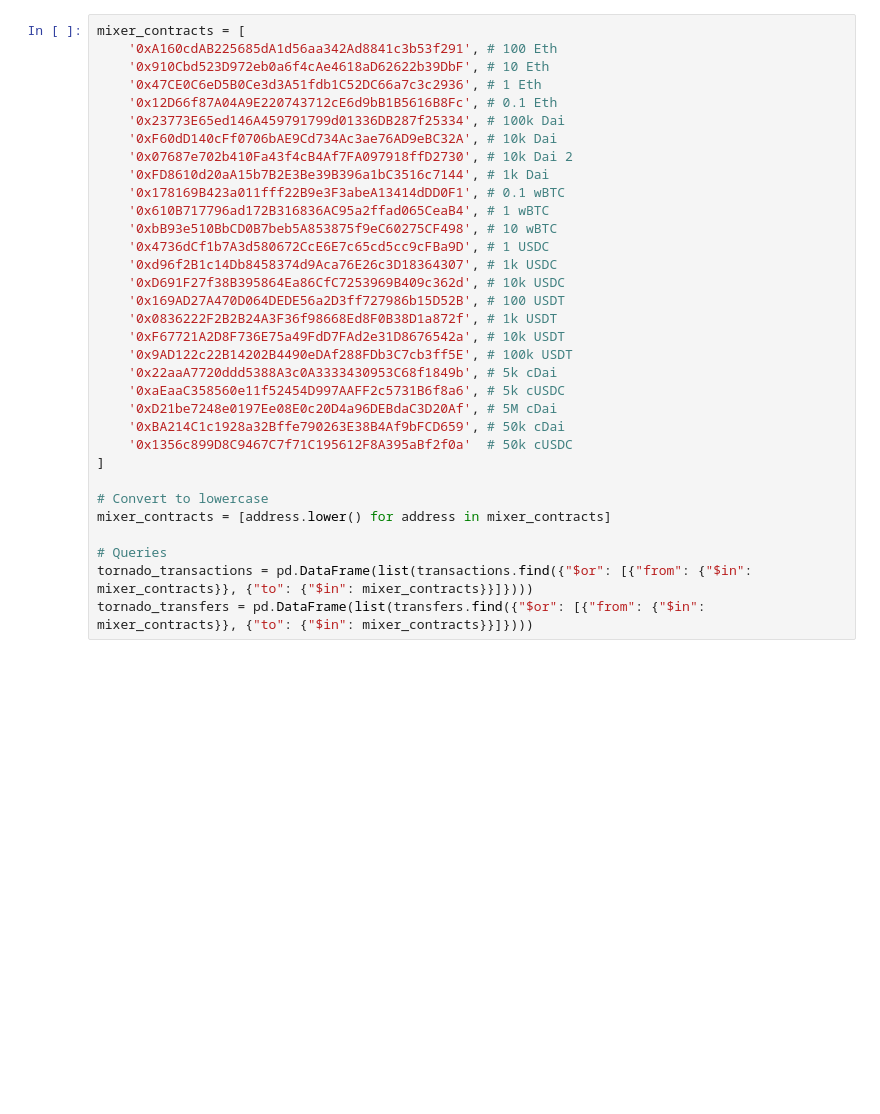
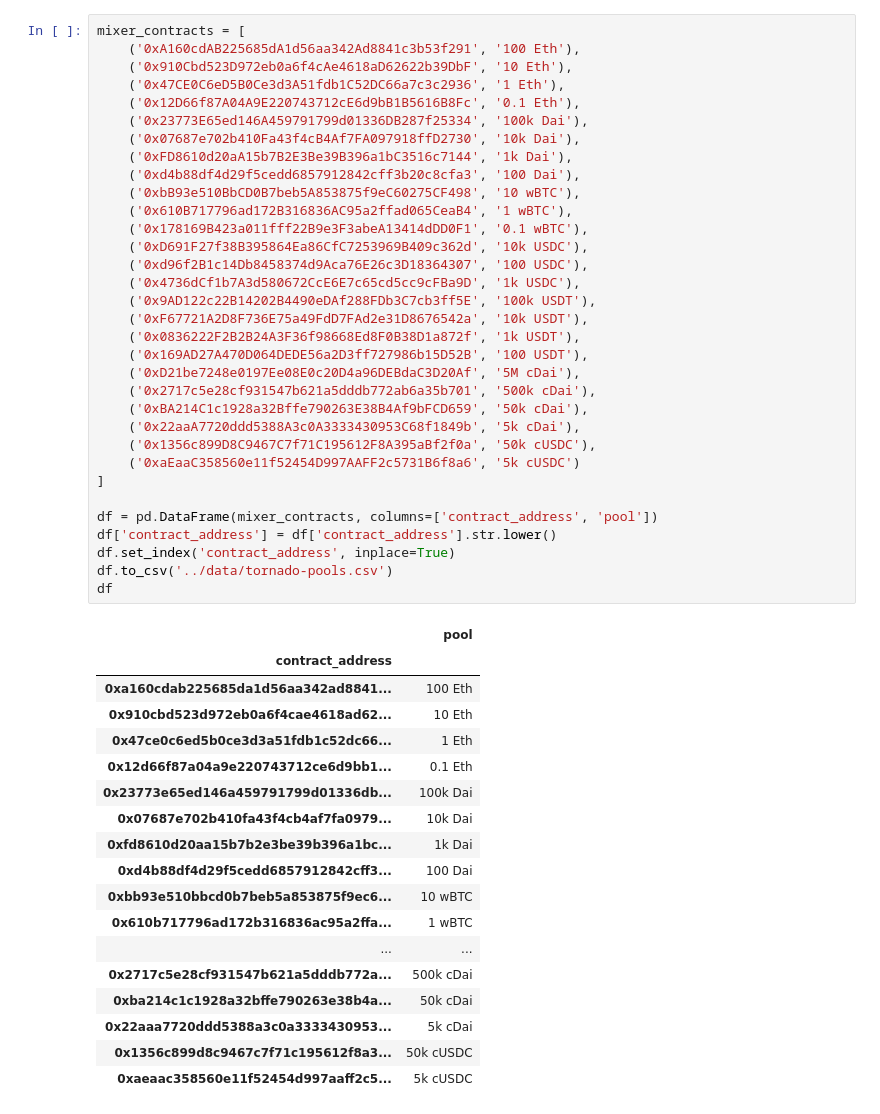
Before and after one commit to dariothuerkauf/address-clustering, a Jupyter notebook: python/tornado.ipynb, the cells around one changed output. Cells and saved outputs as stored; diff of their text form; blank space fills up the shorter version.

Commit message:
Update node-embedding and tornado scripts

```diff
--- a/python/tornado.ipynb
+++ b/python/tornado.ipynb
@@ -10,33 +4,52 @@ transactions = db['transactions']
 # %%
 mixer_contracts = [
-    '0xA160cdAB225685dA1d56aa342Ad8841c3b53f291', # 100 Eth
-    '0x910Cbd523D972eb0a6f4cAe4618aD62622b39DbF', # 10 Eth
-    '0x47CE0C6eD5B0Ce3d3A51fdb1C52DC66a7c3c2936', # 1 Eth
-    '0x12D66f87A04A9E220743712cE6d9bB1B5616B8Fc', # 0.1 Eth
-    '0x23773E65ed146A459791799d01336DB287f25334', # 100k Dai
-    '0xF60dD140cFf0706bAE9Cd734Ac3ae76AD9eBC32A', # 10k Dai
-    '0x07687e702b410Fa43f4cB4Af7FA097918ffD2730', # 10k Dai 2
-    '0xFD8610d20aA15b7B2E3Be39B396a1bC3516c7144', # 1k Dai
-    '0x178169B423a011fff22B9e3F3abeA13414dDD0F1', # 0.1 wBTC
-    '0x610B717796ad172B316836AC95a2ffad065CeaB4', # 1 wBTC
-    '0xbB93e510BbCD0B7beb5A853875f9eC60275CF498', # 10 wBTC
-    '0x4736dCf1b7A3d580672CcE6E7c65cd5cc9cFBa9D', # 1 USDC
-    '0xd96f2B1c14Db8458374d9Aca76E26c3D18364307', # 1k USDC
-    '0xD691F27f38B395864Ea86CfC7253969B409c362d', # 10k USDC
-    '0x169AD27A470D064DEDE56a2D3ff727986b15D52B', # 100 USDT
-    '0x0836222F2B2B24A3F36f98668Ed8F0B38D1a872f', # 1k USDT
-    '0xF67721A2D8F736E75a49FdD7FAd2e31D8676542a', # 10k USDT
-    '0x9AD122c22B14202B4490eDAf288FDb3C7cb3ff5E', # 100k USDT
-    '0x22aaA7720ddd5388A3c0A3333430953C68f1849b', # 5k cDai
-    '0xaEaaC358560e11f52454D997AAFF2c5731B6f8a6', # 5k cUSDC
-    '0xD21be7248e0197Ee08E0c20D4a96DEBdaC3D20Af', # 5M cDai
-    '0xBA214C1c1928a32Bffe790263E38B4Af9bFCD659', # 50k cDai
-    '0x1356c899D8C9467C7f71C195612F8A395aBf2f0a'  # 50k cUSDC
+    ('0xA160cdAB225685dA1d56aa342Ad8841c3b53f291', '100 Eth'),
+    ('0x910Cbd523D972eb0a6f4cAe4618aD62622b39DbF', '10 Eth'),
+    ('0x47CE0C6eD5B0Ce3d3A51fdb1C52DC66a7c3c2936', '1 Eth'),
+    ('0x12D66f87A04A9E220743712cE6d9bB1B5616B8Fc', '0.1 Eth'),
+    ('0x23773E65ed146A459791799d01336DB287f25334', '100k Dai'),
+    ('0x07687e702b410Fa43f4cB4Af7FA097918ffD2730', '10k Dai'),
+    ('0xFD8610d20aA15b7B2E3Be39B396a1bC3516c7144', '1k Dai'),
+    ('0xd4b88df4d29f5cedd6857912842cff3b20c8cfa3', '100 Dai'),
+    ('0xbB93e510BbCD0B7beb5A853875f9eC60275CF498', '10 wBTC'),
+    ('0x610B717796ad172B316836AC95a2ffad065CeaB4', '1 wBTC'),
+    ('0x178169B423a011fff22B9e3F3abeA13414dDD0F1', '0.1 wBTC'),
+    ('0xD691F27f38B395864Ea86CfC7253969B409c362d', '10k USDC'),
+    ('0xd96f2B1c14Db8458374d9Aca76E26c3D18364307', '100 USDC'),
+    ('0x4736dCf1b7A3d580672CcE6E7c65cd5cc9cFBa9D', '1k USDC'),
+    ('0x9AD122c22B14202B4490eDAf288FDb3C7cb3ff5E', '100k USDT'),
+    ('0xF67721A2D8F736E75a49FdD7FAd2e31D8676542a', '10k USDT'),
+    ('0x0836222F2B2B24A3F36f98668Ed8F0B38D1a872f', '1k USDT'),
+    ('0x169AD27A470D064DEDE56a2D3ff727986b15D52B', '100 USDT'),
+    ('0xD21be7248e0197Ee08E0c20D4a96DEBdaC3D20Af', '5M cDai'),
+    ('0x2717c5e28cf931547b621a5dddb772ab6a35b701', '500k cDai'),
+    ('0xBA214C1c1928a32Bffe790263E38B4Af9bFCD659', '50k cDai'),
+    ('0x22aaA7720ddd5388A3c0A3333430953C68f1849b', '5k cDai'),
+    ('0x1356c899D8C9467C7f71C195612F8A395aBf2f0a', '50k cUSDC'),
+    ('0xaEaaC358560e11f52454D997AAFF2c5731B6f8a6', '5k cUSDC')
 ]
 
-# Convert to lowercase
-mixer_contracts = [address.lower() for address in mixer_contracts]
-
-# Queries
-tornado_transactions = pd.DataFrame(list(transactions.find({"$or": [{"from": {"$in": mixer_contracts}}, {"to": {"$in": mixer_contracts}}]})))
-tornado_transfers = pd.DataFrame(list(transfers.find({"$or": [{"from": {"$in": mixer_contracts}}, {"to": {"$in": mixer_contracts}}]})))
+df = pd.DataFrame(mixer_contracts, columns=['contract_address', 'pool'])
+df['contract_address'] = df['contract_address'].str.lower()
+df.set_index('contract_address', inplace=True)
+df.to_csv('../data/tornado-pools.csv')
+df
+# %% [output]
+|  | pool |
+| contract_address |  |
+| 0xa160cdab225685da1d56aa342ad8841... | 100 Eth |
+| 0x910cbd523d972eb0a6f4cae4618ad62... | 10 Eth |
+| 0x47ce0c6ed5b0ce3d3a51fdb1c52dc66... | 1 Eth |
+| 0x12d66f87a04a9e220743712ce6d9bb1... | 0.1 Eth |
+| 0x23773e65ed146a459791799d01336db... | 100k Dai |
+| 0x07687e702b410fa43f4cb4af7fa0979... | 10k Dai |
+| 0xfd8610d20aa15b7b2e3be39b396a1bc... | 1k Dai |
+| 0xd4b88df4d29f5cedd6857912842cff3... | 100 Dai |
+| 0xbb93e510bbcd0b7beb5a853875f9ec6... | 10 wBTC |
+| 0x610b717796ad172b316836ac95a2ffa... | 1 wBTC |
+| ... | ... |
+| 0x2717c5e28cf931547b621a5dddb772a... | 500k cDai |
+| 0xba214c1c1928a32bffe790263e38b4a... | 50k cDai |
+| 0x22aaa7720ddd5388a3c0a3333430953... | 5k cDai |
+| 0x1356c899d8c9467c7f71c195612f8a3... | 50k cUSDC |
+| 0xaeaac358560e11f52454d997aaff2c5... | 5k cUSDC |
```
Also changed, not shown: parts of 4 cells of this notebook, 1 other file.
